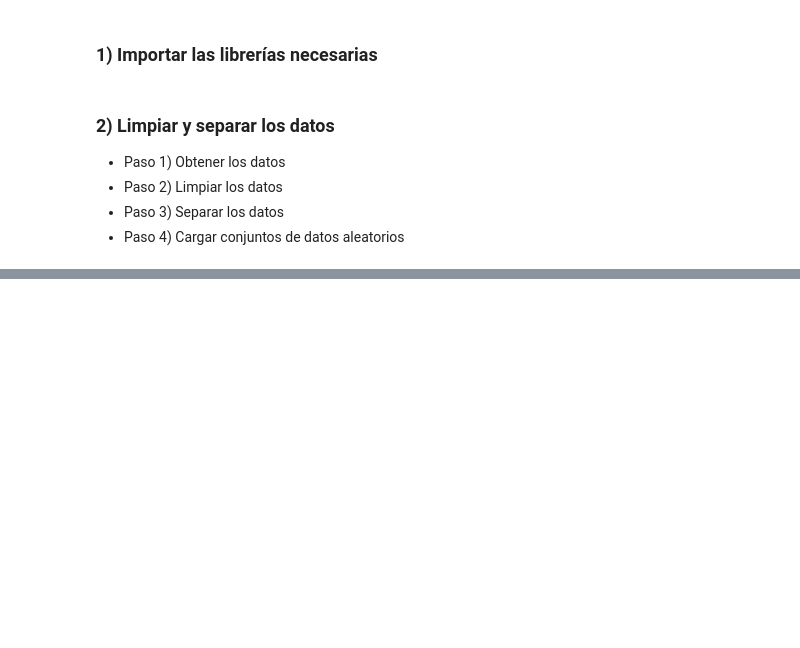
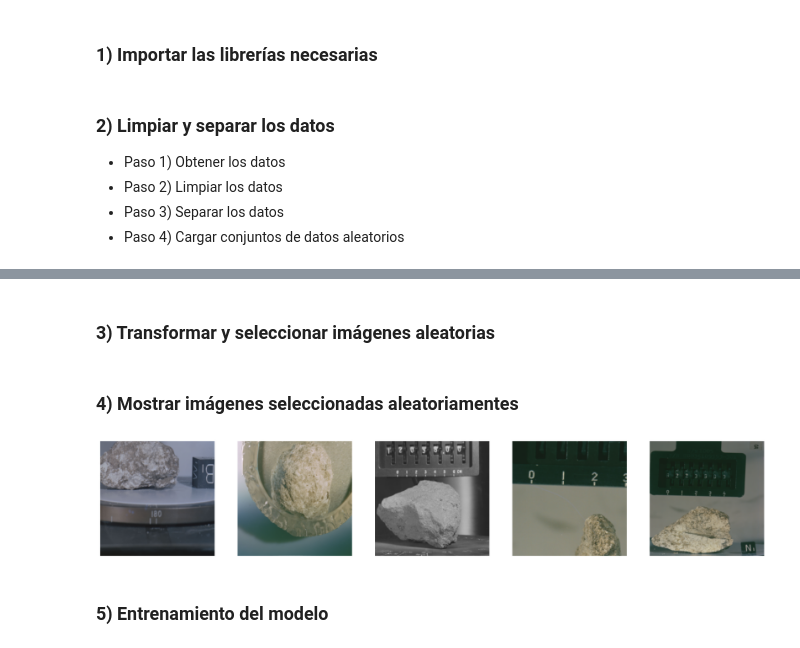
Before and after one commit to cabustillo13/Space-Rocks, a Jupyter notebook: main.ipynb, the cells around one changed output, grey strips where cells are left out. Drawn from its saved outputs; the diff is of its cells as text; code cells hidden in the pictures; blank space fills up the shorter version.

Commit message:
[ADD] Basics cell to processing images data

```diff
--- a/main.ipynb
+++ b/main.ipynb
@@ -97,0 +100,52 @@ print(trainloader.dataset.classes)
+# %% [markdown]
+### 3) Transformar y seleccionar imágenes aleatorias
+# %%
+# Transform an image into pixels and resize it
+test_transforms = transforms.Compose([transforms.RandomResizedCrop(224),
+                                   transforms.Resize(224),
+                                   transforms.ToTensor(),
+                                 ])
+
+# Randomly select a set of images by using a similar approach as the load_split_train_test function
+def get_random_images(num):
+    data = datasets.ImageFolder(data_dir, transform=test_transforms)
+    classes = data.classes
+    indices = list(range(len(data)))
+    np.random.shuffle(indices)
+    idx = indices[:num]
+    from torch.utils.data.sampler import SubsetRandomSampler
+    sampler = SubsetRandomSampler(idx)
+    loader = torch.utils.data.DataLoader(data, sampler=sampler, batch_size=num)
+
+    # Create an iterator to iterate over the shuffled images in the test image dataset
+    dataiter = iter(loader)
+
+    # Get and return the images and labels from the iterator
+    images, labels = dataiter.next()
+    return images, labels
+# %% [markdown]
+### 4) Mostrar imágenes seleccionadas aleatoriamentes
+# %%
+# Show five images - you can change this number
+images, labels = get_random_images(5)
+
+# Convert the array of pixels to an image
+to_pil = transforms.ToPILImage()
+fig=plt.figure(figsize=(20,20))
+
+# Get a list of all classes in the training data
+classes=trainloader.dataset.classes
+
+# Draw the images in a plot to display in the notebook
+for ii in range(len(images)):
+    image = to_pil(images[ii])
+    sub = fig.add_subplot(1, len(images), ii+1)
+    plt.axis('off')
+    plt.imshow(image)
+
+# Display all of the images
+plt.show()
+# %% [output]
+[figure, added]
+# %% [markdown]
+### 5) Entrenamiento del modelo
```
Also changed, not shown: parts of 1 cell of this notebook.
